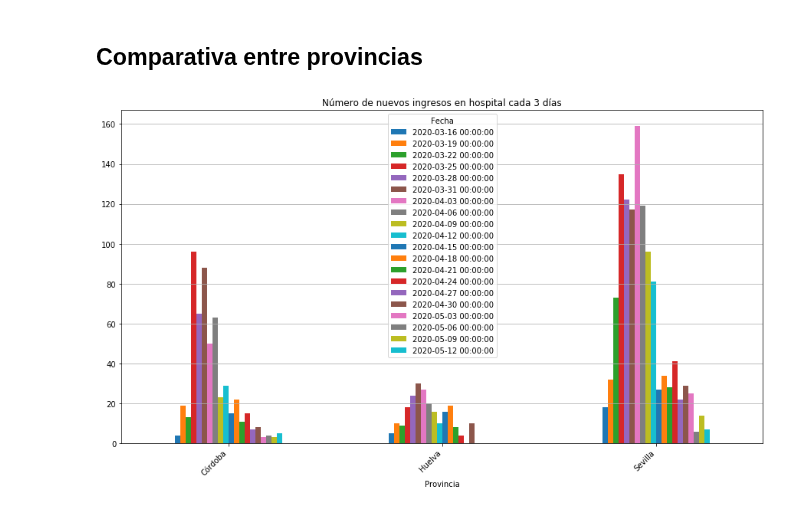
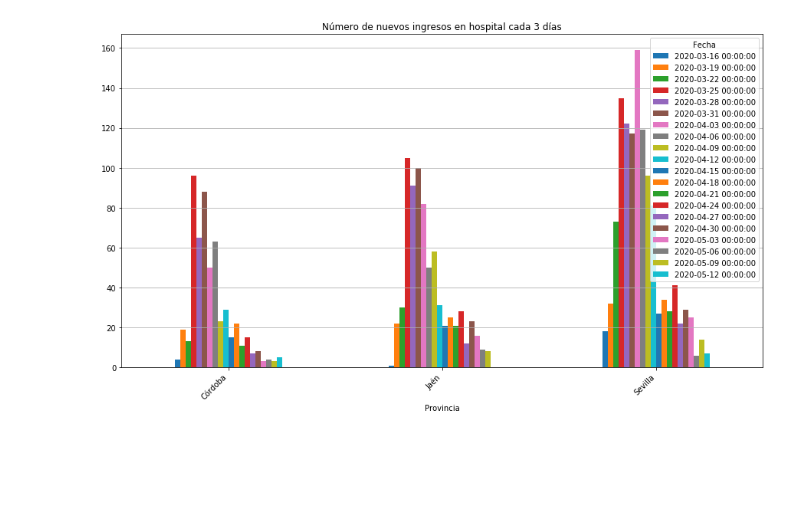
Before and after one commit to kfern/jupyter, a Jupyter notebook: covid19-es-and/visualization/Comparativa entre provincias.ipynb, the cells around one changed output. Drawn from its saved outputs; the diff is of its cells as text; code cells hidden in the pictures; blank space fills up the shorter version.

```diff
--- a/covid19-es-and/visualization/Comparativa entre provincias.ipynb
+++ b/covid19-es-and/visualization/Comparativa entre provincias.ipynb
@@ -1,3 +3,6 @@
+# %%
+# Lista de provincia
+c_provincias = ['Jaén', 'Córdoba', 'Sevilla']
 # %%
 # Imports
 import pandas as pd
@@ -17,11 +22,6 @@ df = pd.read_csv(c_url)
 # Preprocessing
 df['Fecha'] = pd.to_datetime(df['Fecha'], dayfirst=True)
 last_fecha = df['Fecha'].max()
-# %% [markdown]
-## Comparativa entre provincias
-# %%
-# Lista de provincia
-c_provincias = ['Córdoba', 'Sevilla', 'Huelva']
 # %%
 # Seleccionar los datos a partir del Dataframe original
 fFechas = pd.date_range(start=df['Fecha'].min(), end=df['Fecha'].max(), freq=str(c_freq) + 'D')
@@ -48,12 +48,12 @@ dfV0[slice(None)][dfV0['Nuevos'] < 0] = 0
 dfV0.drop(index='Total', level='Provincia', inplace=True)
 # %%
 tit = 'Número de nuevos ingresos en hospital cada ' + str(c_freq) + ' días'
-dfV0.loc[c_provincias]['Nuevos'].sort_index(level='Fecha').unstack().plot(kind='bar', title=tit, figsize=(15,8)).grid(axis='y')
+dfV0.loc[c_provincias]['Nuevos'].unstack().plot(kind='bar', title=tit, figsize=(15,8)).grid(axis='y')
 plt.xticks(
     rotation=45,
     horizontalalignment='right',
     fontweight='light',
 )
 plt.show()
 # %% [output]
-[figure, old version]
+[figure, new version]
```
Also changed, not shown: parts of 1 cell of this notebook, 1 other file.
